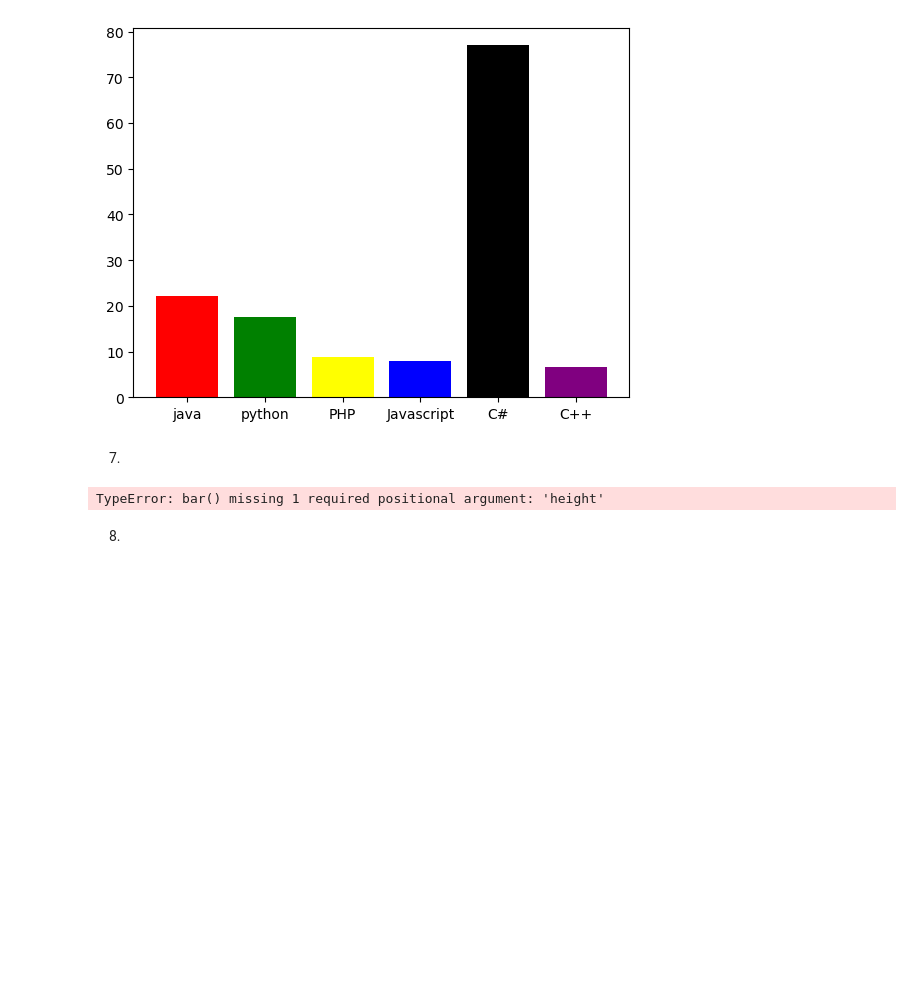
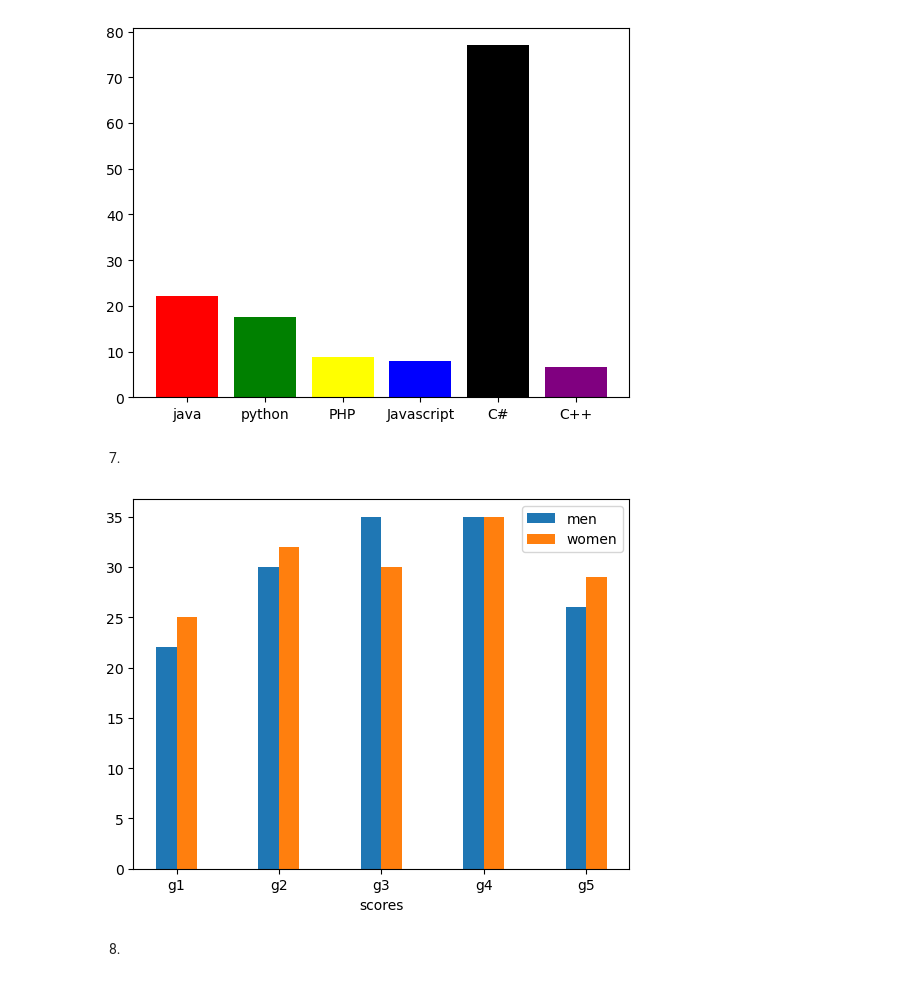
Before and after one commit to aswin4147/DS-LAB, a Jupyter notebook: exercise3.ipynb, the cells around one changed output. Cells and saved outputs as stored; diff of their text form; code cells hidden in the pictures; blank space fills up the shorter version.

```diff
--- a/exercise3.ipynb
+++ b/exercise3.ipynb
@@ -112,11 +112,19 @@ plt.show()
 # %%
 men = [22, 30, 35, 35, 26]
 women = [25, 32, 30, 35, 29]
 
-plt.bar(men)
+groups = ["g1", "g2", "g3", "g4", "g5"]
+bw = 0.2
+pos = np.arange(len(groups))
+plt.bar(pos-bw/2, men, bw, label = "men")
+plt.bar(pos+bw/2, women, bw, label = "women")
+plt.xticks(pos, groups)
+plt.legend()
+plt.xlabel("groups")
+plt.xlabel("scores")
 plt.show()
 # %% [output]
-TypeError: bar() missing 1 required positional argument: 'height'
+[figure, added]
 # %% [markdown]
 8.
 # %%
```
Also changed, not shown: 2 other files.
